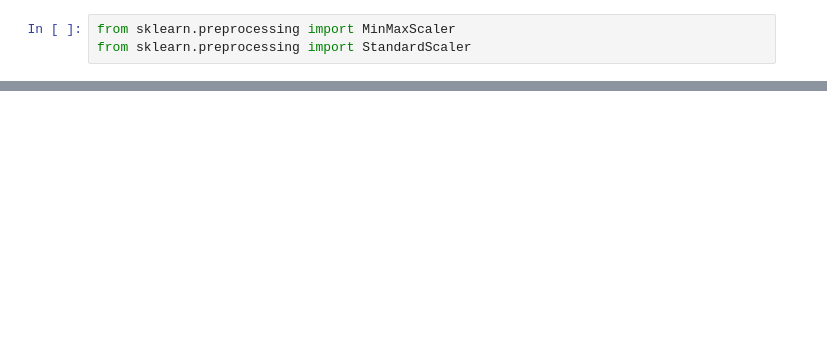
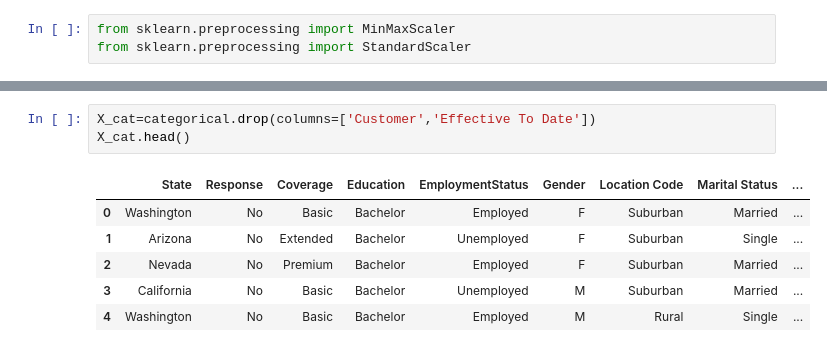
Before and after one commit to jaineeldesai/lab-customer-analysis-round-4, a Jupyter notebook: customer-lab4.ipynb, the cells around one changed output, grey strips where cells are left out. Drawn from its saved outputs; the diff is of its cells as text; blank space fills up the shorter version.

```diff
--- a/customer-lab4.ipynb
+++ b/customer-lab4.ipynb
@@ -337,0 +196,10 @@ plt.show()
+# %%
+X_cat=categorical.drop(columns=['Customer','Effective To Date'])
+X_cat.head()
+# %% [output]
+|  | State | Response | Coverage | Education | EmploymentStatus | Gender | Location Code | Marital Status | ... |
+| 0 | Washington | No | Basic | Bachelor | Employed | F | Suburban | Married | ... |
+| 1 | Arizona | No | Extended | Bachelor | Unemployed | F | Suburban | Single | ... |
+| 2 | Nevada | No | Premium | Bachelor | Employed | F | Suburban | Married | ... |
+| 3 | California | No | Basic | Bachelor | Unemployed | M | Suburban | Married | ... |
+| 4 | Washington | No | Basic | Bachelor | Employed | M | Rural | Single | ... |
```
Also changed, not shown: parts of 61 cells of this notebook.
